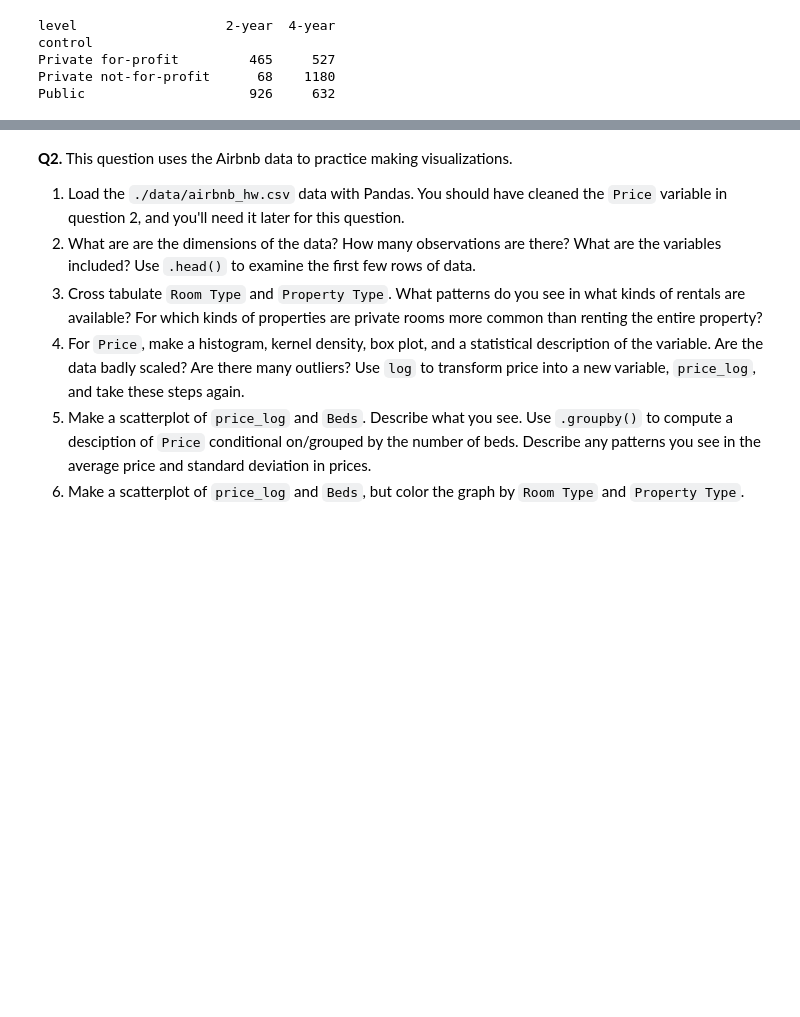
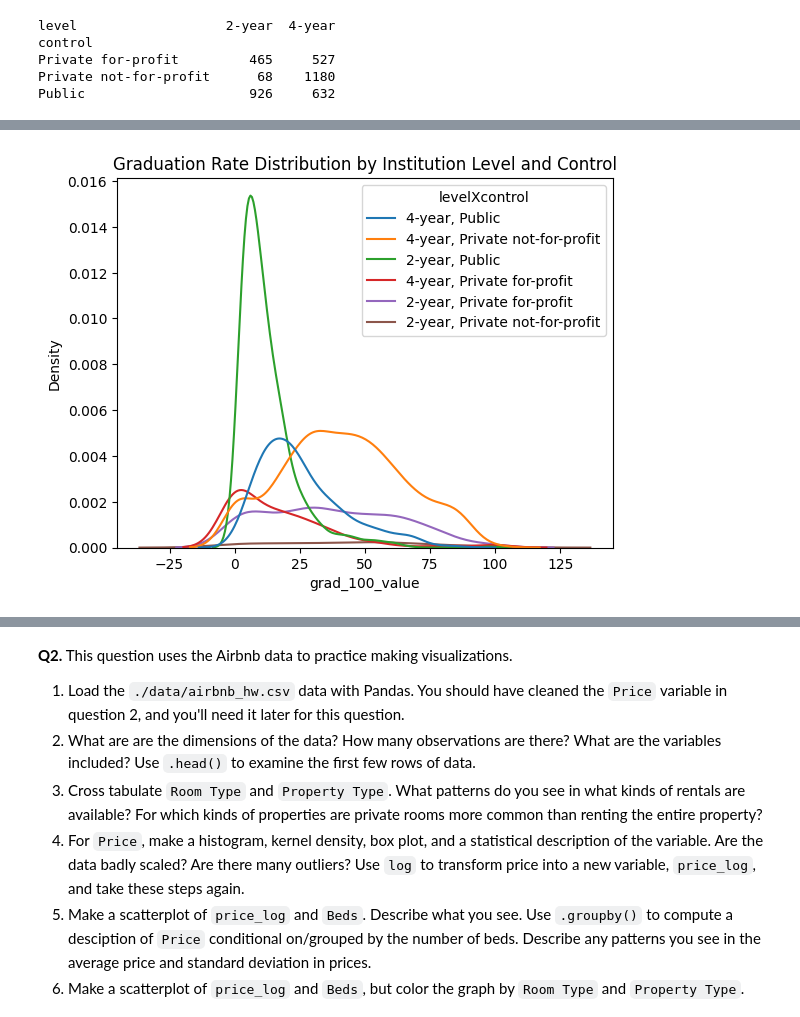
Before and after one commit to ashleynguyen04/visualization, a Jupyter notebook: assignment/assignment.ipynb, the cells around one changed output, grey strips where cells are left out. Saved outputs shown, nothing was run; the diff lists cells and outputs as text; code cells hidden in the pictures; blank space fills up the shorter version.

```diff
--- a/assignment/assignment.ipynb
+++ b/assignment/assignment.ipynb
@@ -113,0 +168,10 @@ fig.set(title="grad_100_value Boxplot", xlabel='grad_100_value')
+# %%
+#6
+df['levelXcontrol']=df['level']+', '+df['control']
+sns.kdeplot(data=df, x='grad_100_value', hue='levelXcontrol')
+plt.title('Graduation Rate Distribution by Institution Level and Control')
+plt.xlabel('grad_100_value')
+plt.ylabel('Density')
+plt.show()
+# %% [output]
+[figure, added]
```
Also changed, not shown: parts of 5 cells of this notebook.
